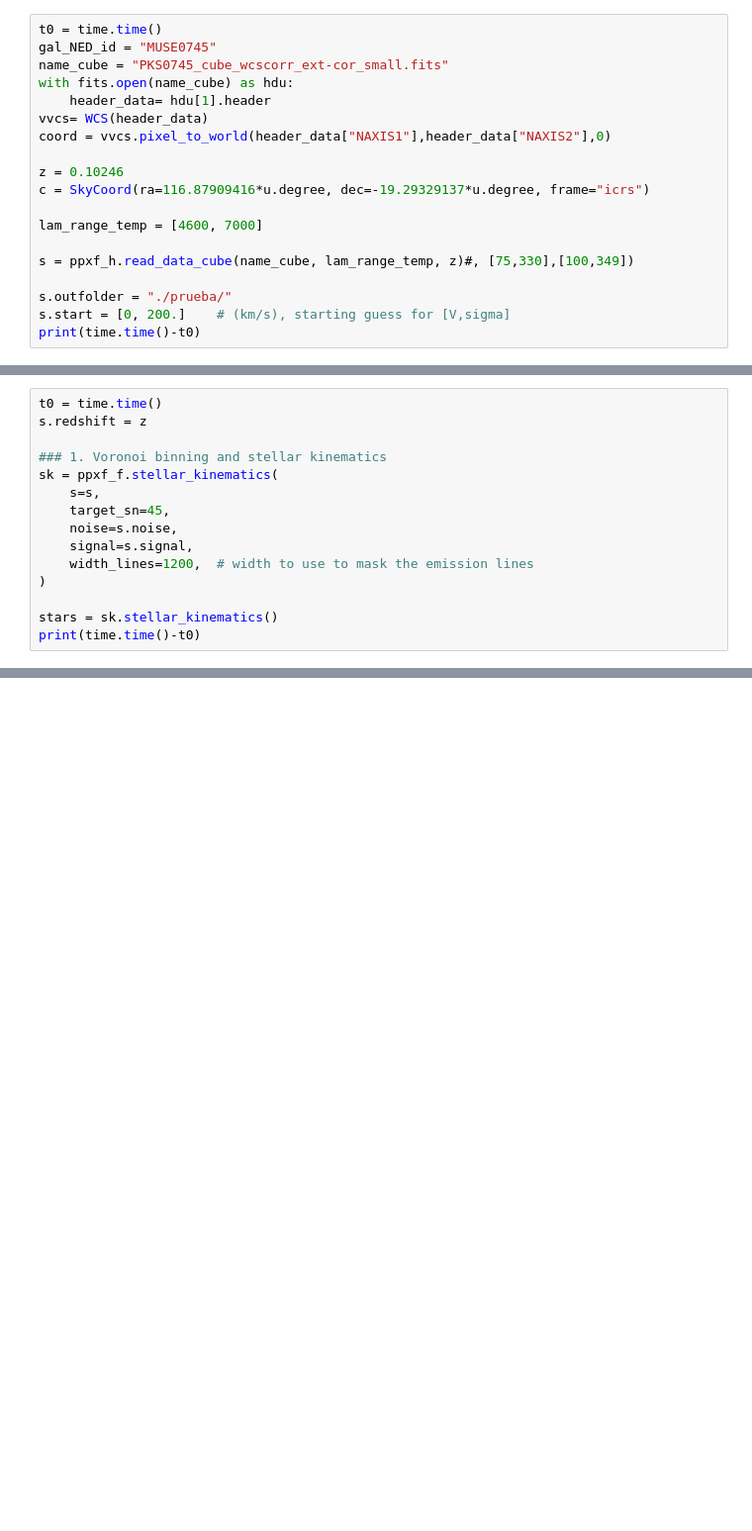
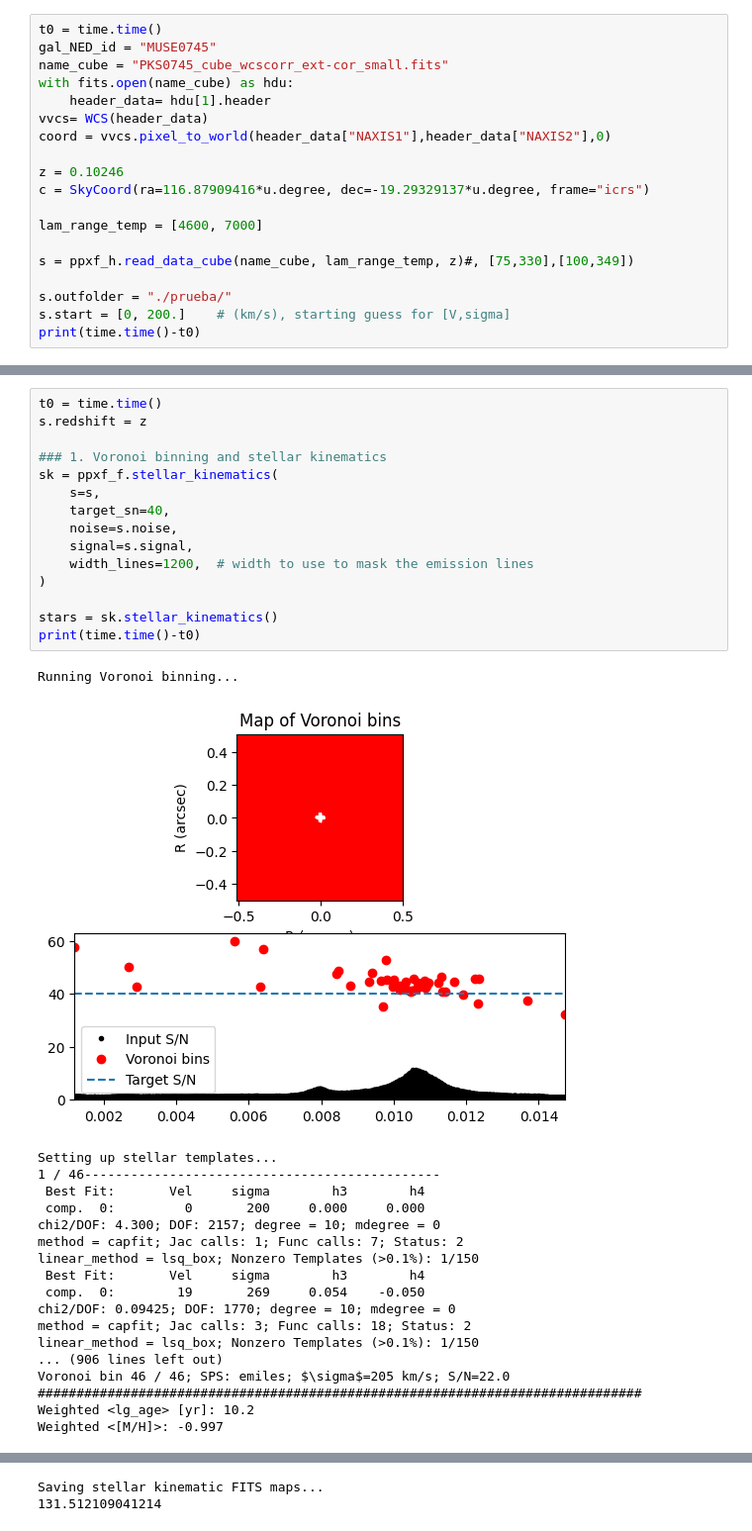
Before and after one commit to Thomas-thief/MUSE-PKS0745-ppxf, a Jupyter notebook: Abell1795_corr.ipynb, the cells around one changed output, grey strips where cells are left out. Shown at 99% size. Saved outputs shown, nothing was run; the diff lists cells and outputs as text; blank space fills up the shorter version.

```diff
--- a/Abell1795_corr.ipynb
+++ b/Abell1795_corr.ipynb
@@ -68,15 +72,35 @@ print(time.time()-t0)
 # %%
 t0 = time.time()
 s.redshift = z
 
 ### 1. Voronoi binning and stellar kinematics
 sk = ppxf_f.stellar_kinematics(
     s=s,
-    target_sn=45,
+    target_sn=40,
     noise=s.noise,
     signal=s.signal,
     width_lines=1200,  # width to use to mask the emission lines
 )
 
 stars = sk.stellar_kinematics()
 print(time.time()-t0)
+# %% [output]
+Running Voronoi binning...
+[figure, added]
+Setting up stellar templates...
+1 / 46----------------------------------------------
+ Best Fit:       Vel     sigma        h3        h4
+ comp.  0:         0       200     0.000     0.000
+chi2/DOF: 4.300; DOF: 2157; degree = 10; mdegree = 0
+method = capfit; Jac calls: 1; Func calls: 7; Status: 2
+linear_method = lsq_box; Nonzero Templates (>0.1%): 1/150
+ Best Fit:       Vel     sigma        h3        h4
+ comp.  0:        19       269     0.054    -0.050
+chi2/DOF: 0.09425; DOF: 1770; degree = 10; mdegree = 0
+method = capfit; Jac calls: 3; Func calls: 18; Status: 2
+linear_method = lsq_box; Nonzero Templates (>0.1%): 1/150
+... (906 lines left out)
+Voronoi bin 46 / 46; SPS: emiles; $\sigma$=205 km/s; S/N=22.0
+##############################################################################
+Weighted <lg_age> [yr]: 10.2
+Weighted <[M/H]>: -0.997
@@ -83,3 +108,5 @@ print(time.time()-t0)
+Saving stellar kinematic FITS maps...
+131.512109041214
 # %%
 t0 = time.time()
 
```
Also changed, not shown: parts of 8 cells of this notebook, 1 other file.
